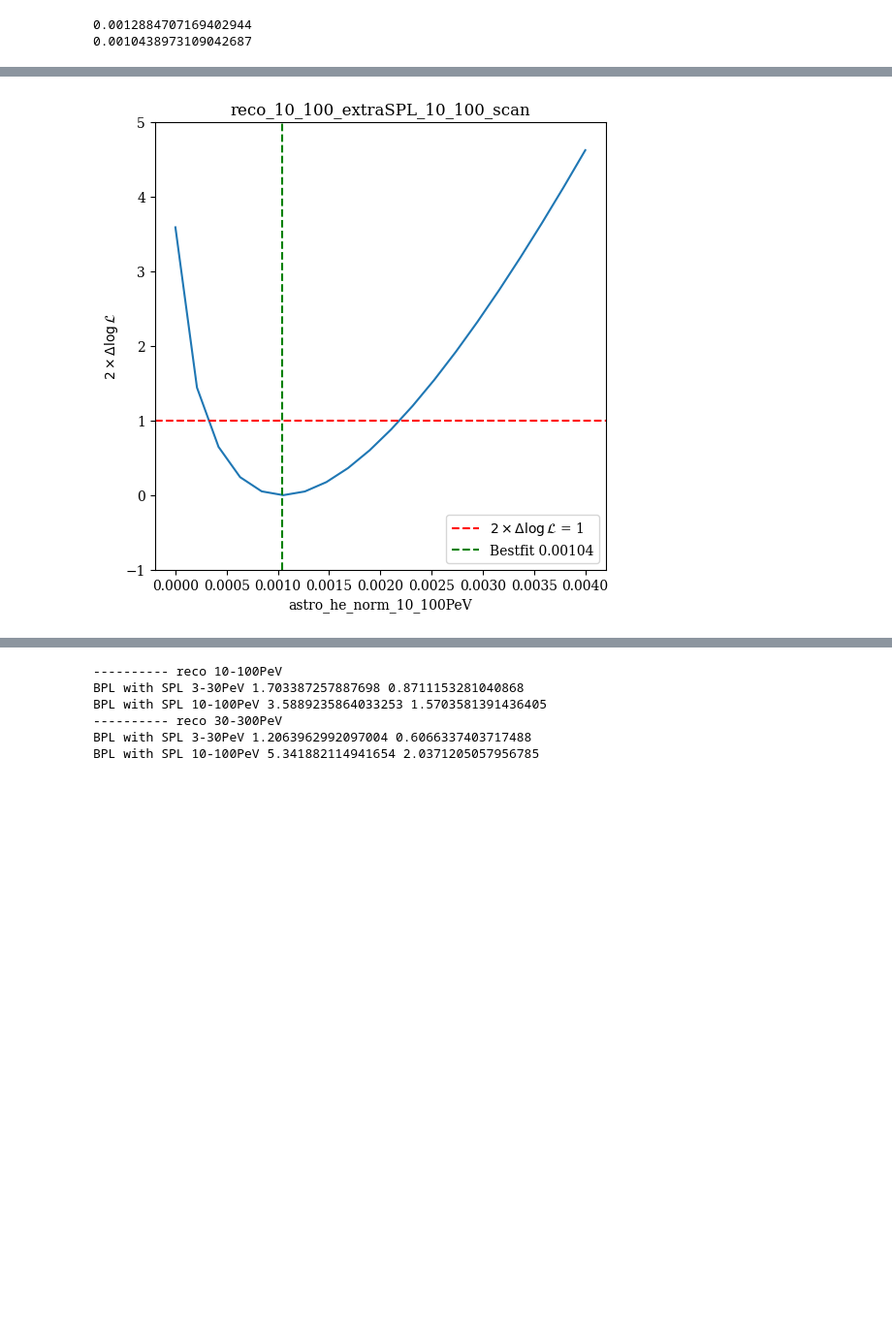
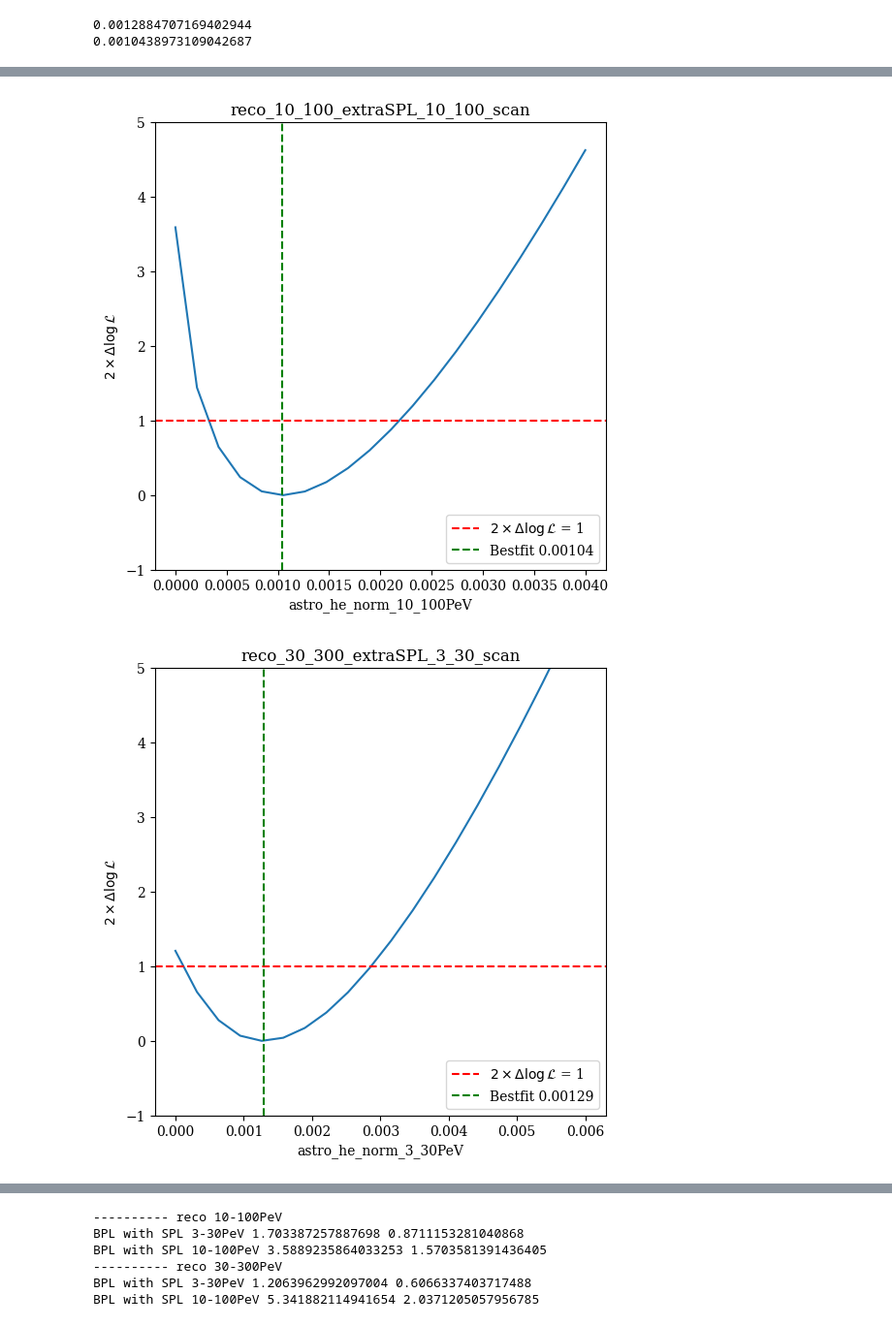
Before and after one commit to tjuanve/icc-ana, a Jupyter notebook: combined_track_shower/plots/diffuse_call_12dec_extraSPL.ipynb, the cells around one changed output, grey strips where cells are left out. Shown at 97% size. Saved outputs shown, nothing was run; the diff lists cells and outputs as text; code cells hidden in the pictures; blank space fills up the shorter version.

```diff
--- a/combined_track_shower/plots/diffuse_call_12dec_extraSPL.ipynb
+++ b/combined_track_shower/plots/diffuse_call_12dec_extraSPL.ipynb
@@ -131,9 +131,10 @@ def plot_dllh( name, bestfitname, parameter ):
 # %%
 plot_dllh( "reco_10_100_extraSPL_3_30_scan",  "reco_10_100_extraSPL_3_30", "astro_he_norm_3_30PeV" )
 plot_dllh( "reco_10_100_extraSPL_10_100_scan",  "reco_10_100_extraSPL_10_100", "astro_he_norm_10_100PeV" )
 
-# plot_dllh( "reco_30_300_extraSPL_3_30_scan",  "reco_30_300_extraSPL_3_30", "astro_he_norm_3_30PeV" )
-# plot_dllh( "reco_30_300_extraSPL_10_100_scan",  "reco_30_300_extraSPL_10_100", "astro_he_norm_10_100PeV" )
+plot_dllh( "reco_30_300_extraSPL_3_30_scan",  "reco_30_300_extraSPL_3_30", "astro_he_norm_3_30PeV" )
+plot_dllh( "reco_30_300_extraSPL_10_100_scan",  "reco_30_300_extraSPL_10_100", "astro_he_norm_10_100PeV" )
 # %% [output]
 [figure]
 [figure]
+[figure, added]
```
Also changed, not shown: parts of 4 cells of this notebook, 5 other files.
